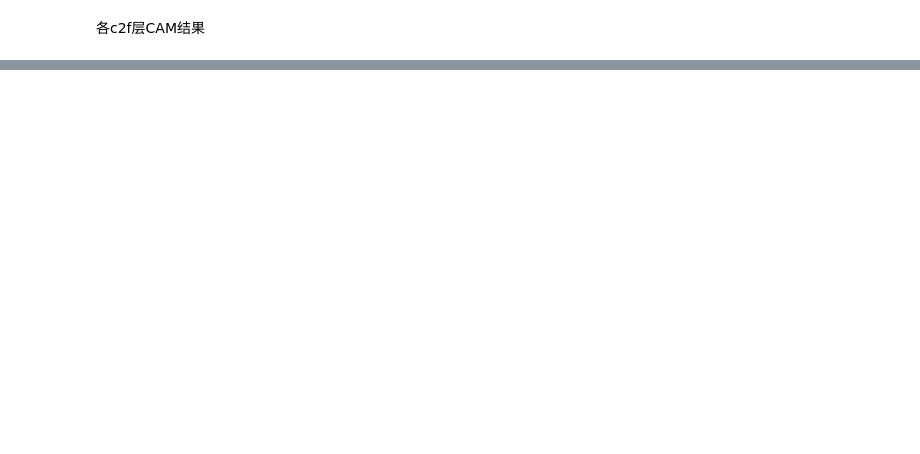
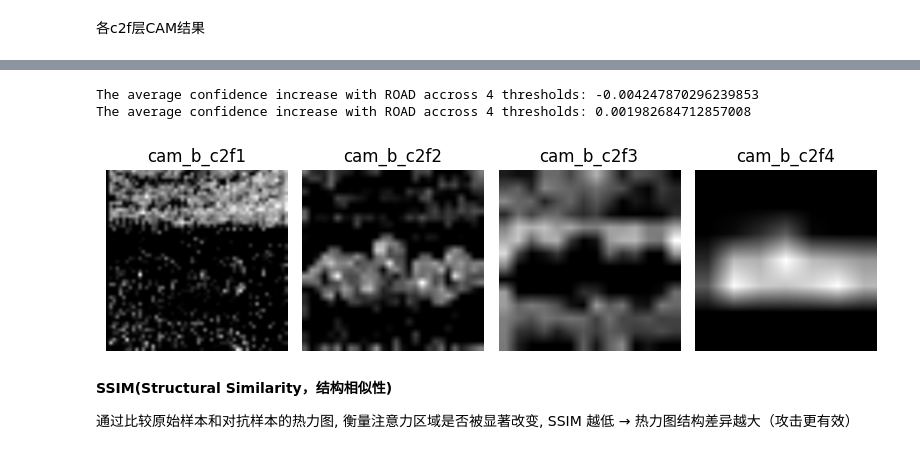
Before and after one commit to BlkMagicX/DyFilterAttack, a Jupyter notebook: EigenCAM.ipynb, the cells around one changed output, grey strips where cells are left out. Drawn from its saved outputs; the diff is of its cells as text; code cells hidden in the pictures; blank space fills up the shorter version.

Commit message:
Add Evaluation Methods: SSIM and ROAD

```diff
--- a/EigenCAM.ipynb
+++ b/EigenCAM.ipynb
@@ -114,0 +131,78 @@ Speed: 4.7ms preprocess, 234.8ms inference, 2.5ms postprocess per image at shape
+# %%
+from pytorch_grad_cam.utils.model_targets import ClassifierOutputTarget
+from pytorch_grad_cam.metrics.road import ROADMostRelevantFirstAverage
+from pytorch_grad_cam.metrics.road import ROADLeastRelevantFirstAverage
+
+def eval_ROADMostRelevantFirst(model, input_tensor, grayscale_cams, target_classes) -> None:
+    cam_metric = ROADMostRelevantFirstAverage(percentiles=[20, 40, 60, 80])
+    # all_layers is a dict, but target_layers must be list
+
+    scores = cam_metric(
+        model=model, input_tensor=input_tensor, cams=grayscale_cams, targets=target_classes,
+    )
+    # print(scores.size)
+    score = scores.sum()
+    print(f"The average confidence increase with ROAD accross 4 thresholds: {score}")
+
+
+# You can also average across different percentiles, and combine
+# (LeastRelevantFirst - MostRelevantFirst) / 2
+
+batch_cam_backbone_c2f1 = torch.from_numpy(cam_backbone_c2f1).unsqueeze(dim=0)
+
+eval_ROADMostRelevantFirst(
+    model=yolo.model, input_tensor=input_tensor, grayscale_cams=batch_cam_backbone_c2f1.numpy(), target_classes=[ClassifierOutputTarget(category=17)]
+)
+
+def eval_ROADLeastRelevantFirstAverage(model, input_tensor, grayscale_cams, target_classes) -> None:
+    cam_metric = ROADLeastRelevantFirstAverage(percentiles=[20, 40, 60, 80])
+    # all_layers is a dict, but target_layers must be list
+
+    scores = cam_metric(
+        model=model,
+        input_tensor=input_tensor,
+        cams=grayscale_cams,
+        targets=target_classes,
+    )
+    # print(scores.size)
+    score = scores.sum()
+    print(f"The average confidence increase with ROAD accross 4 thresholds: {score}")
+
+
+# You can also average across different percentiles, and combine
+# (LeastRelevantFirst - MostRelevantFirst) / 2
+
+eval_ROADLeastRelevantFirstAverage(
+    model=yolo.model,
+    input_tensor=input_tensor,
+    grayscale_cams=batch_cam_backbone_c2f1.numpy(),
+    target_classes=[ClassifierOutputTarget(category=17)],
+)
+# %% [output]
+The average confidence increase with ROAD accross 4 thresholds: -0.004247870296239853
+The average confidence increase with ROAD accross 4 thresholds: 0.001982684712857008
+# %%
+import matplotlib.pyplot as plt
+
+fig, axes = plt.subplots(nrows=1, ncols=4, figsize=(8, 8))
+
+axes[0].imshow(cam_backbone_c2f1, cmap="gray")
+axes[0].set_title("cam_b_c2f1")
+axes[0].axis("off")
+axes[1].imshow(cam_backbone_c2f2, cmap="gray")
+axes[1].set_title("cam_b_c2f2")
+axes[1].axis("off")
+axes[2].imshow(cam_backbone_c2f3, cmap="gray")
+axes[2].set_title("cam_b_c2f3")
+axes[2].axis("off")
+axes[3].imshow(cam_backbone_c2f4, cmap="gray")
+axes[3].set_title("cam_b_c2f4")
+axes[3].axis("off")
+plt.tight_layout()
+plt.show()
+# %% [output]
+[figure, added]
+# %% [markdown]
+**SSIM(Structural Similarity，结构相似性)**
+
+通过比较原始样本和对抗样本的热力图, 衡量注意力区域是否被显著改变, SSIM 越低 → 热力图结构差异越大（攻击更有效）
```
Also changed, not shown: parts of 20 cells of this notebook, 4 other files.
